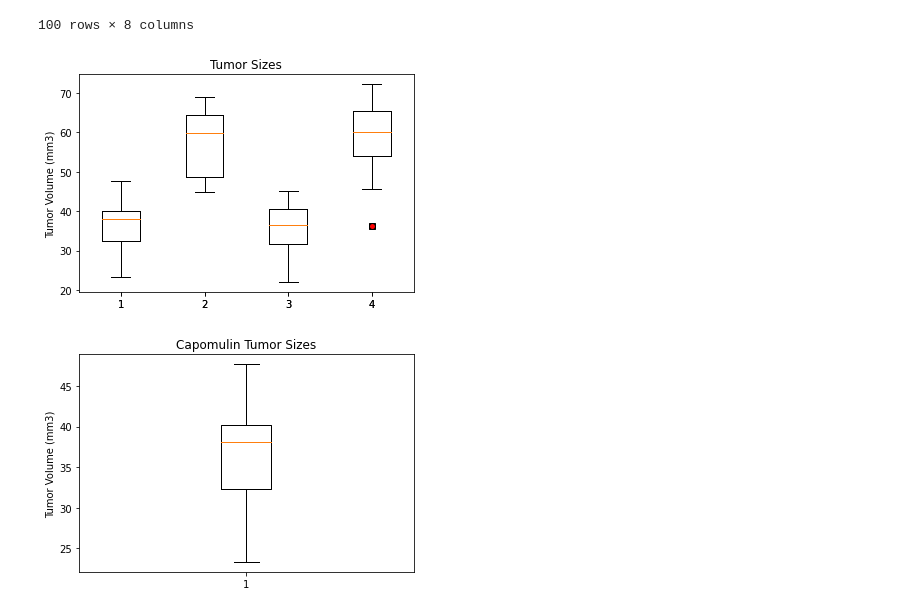
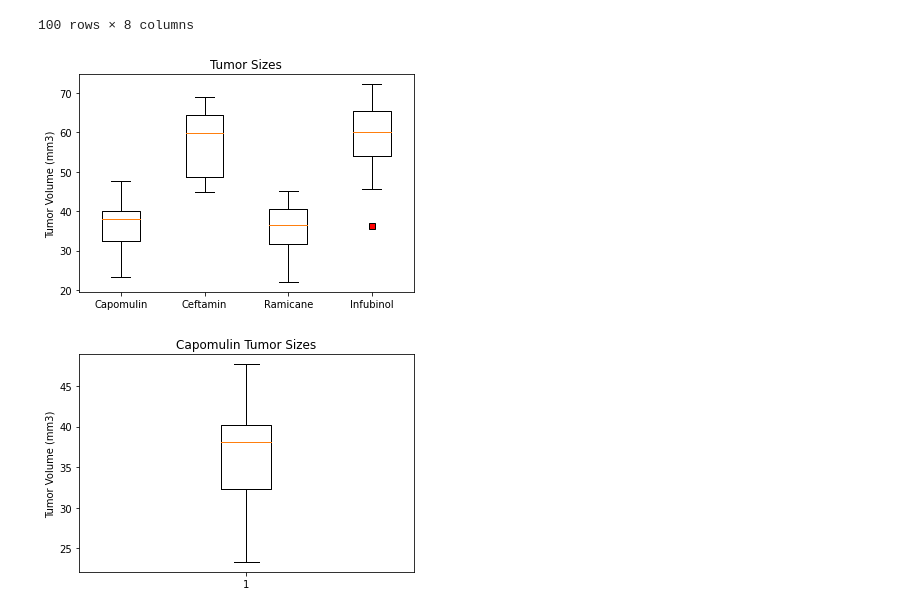
Before and after one commit to BrendanWW999/Matplotlib-challenge, a Jupyter notebook: Pharmaceuticals/pymaceuticals_starter.ipynb, the cells around one changed output. Saved outputs shown, nothing was run; the diff lists cells and outputs as text; code cells hidden in the pictures.

```diff
--- a/Pharmaceuticals/pymaceuticals_starter.ipynb
+++ b/Pharmaceuticals/pymaceuticals_starter.ipynb
@@ -247,17 +247,15 @@ Inf_Drug = mouse_box.loc[mouse_box['Drug Regimen'] == "Infubinol", "Tumor Volume
 # %%
 
 Data = [Cap_Drug, Cef_Drug, Ram_Drug, Inf_Drug]
-
 box, ax = plt.subplots()
 red_square = dict(markerfacecolor='r', marker='s')
-ax.boxplot(Data, vert=True, flierprops=red_square)
 ax.set_title('Tumor Sizes')
 ax.set_ylabel('Tumor Volume (mm3)')
-ax.boxplot(Data)
-
+ax.boxplot(Data, vert=True, flierprops=red_square)
+plt.xticks([1, 2, 3, 4], ['Capomulin','Ceftamin','Ramicane','Infubinol'])
 plt.show()
 # %% [output]
-[figure, old version]
+[figure, new version]
 # %%
 # Generate a box plot of the final tumor volume of each mouse across four regimens of interest
 box1, ax1 = plt.subplots()
```
Also changed, not shown: parts of 1 cell of this notebook.
